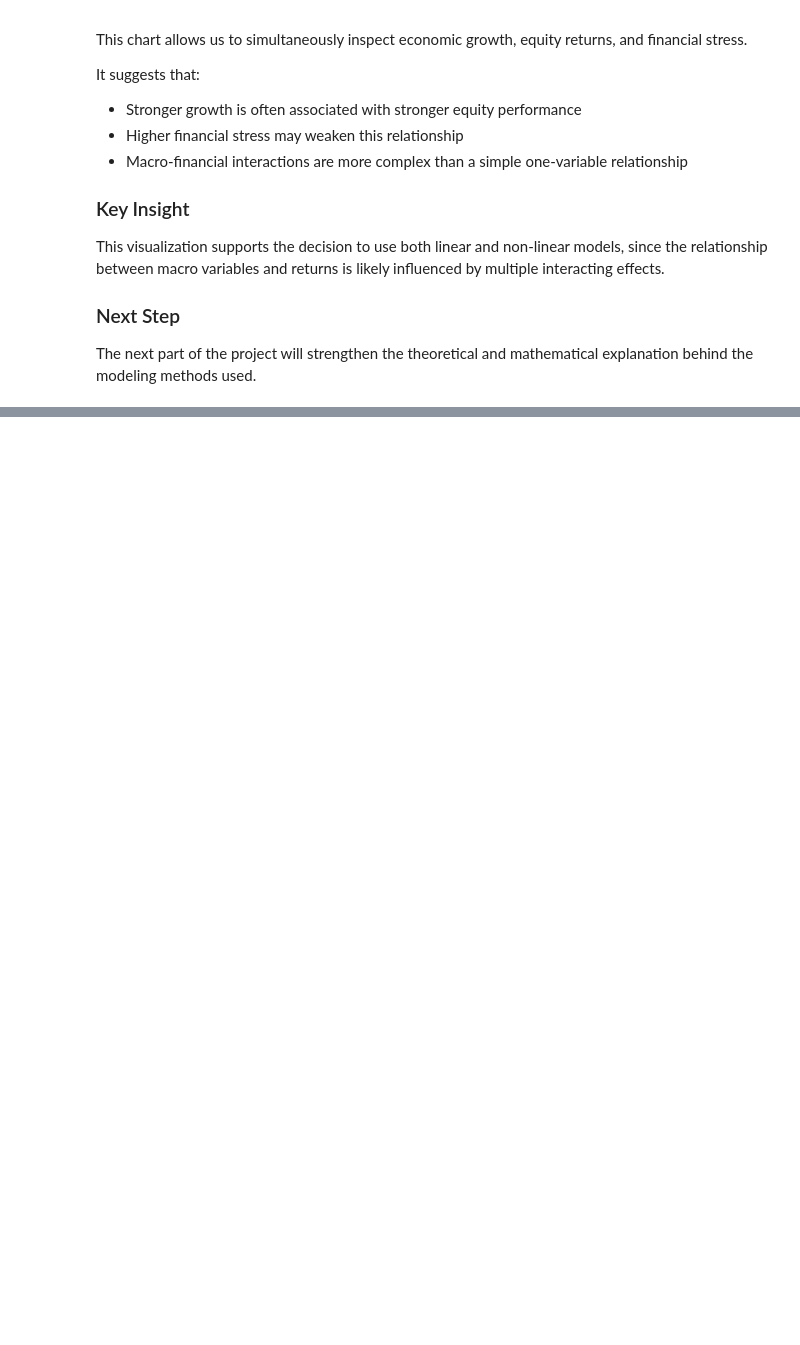
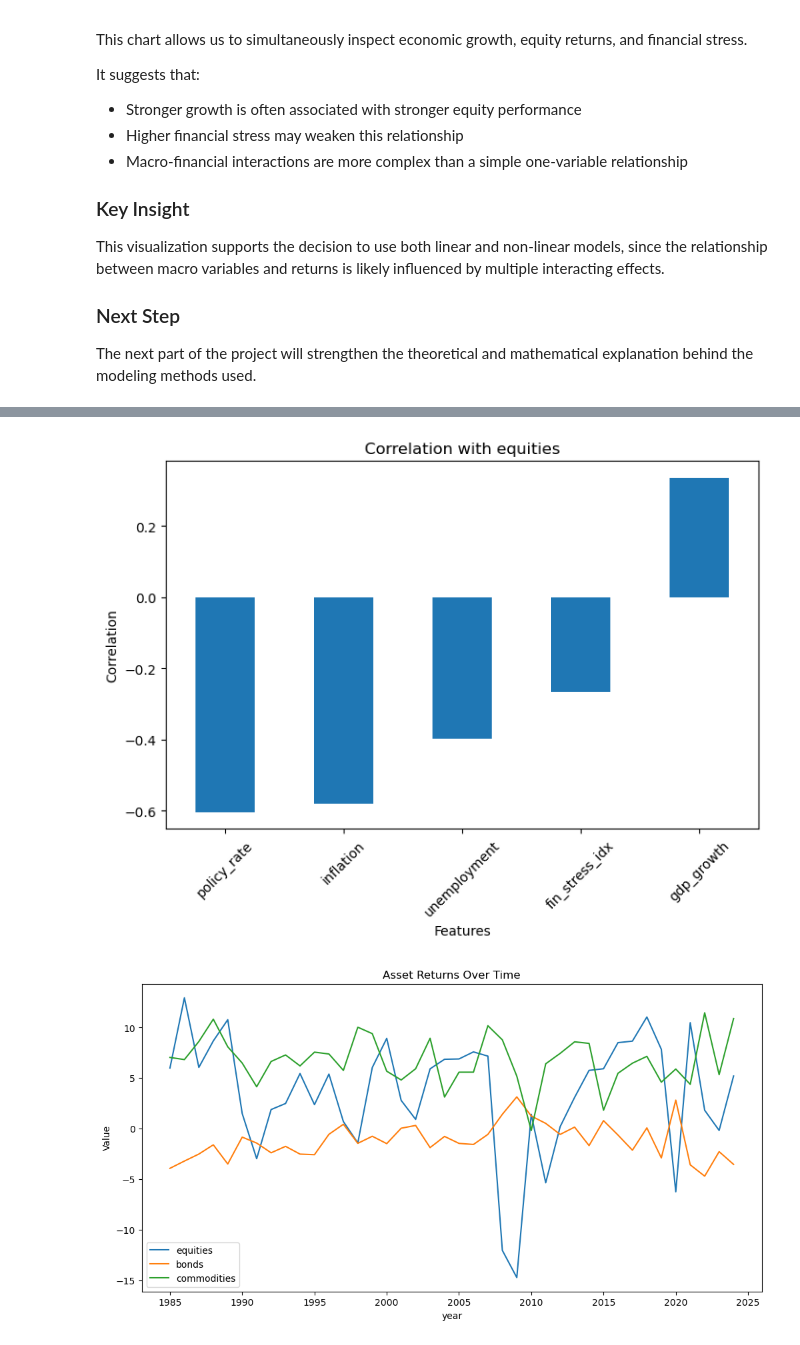
Before and after one commit to Wexwer/Macroeconomics-Indicators-Effect, a Jupyter notebook: Data Science/Exam-Project/Data Source/macroeconomic_indicators_effect_project.ipynb, the cells around one changed output, grey strips where cells are left out. Cells and saved outputs as stored; diff of their text form; code cells hidden in the pictures; blank space fills up the shorter version.

```diff
--- a/Data Science/Exam-Project/Data Source/macroeconomic_indicators_effect_project.ipynb
+++ b/Data Science/Exam-Project/Data Source/macroeconomic_indicators_effect_project.ipynb
@@ -1318,0 +1395,23 @@ The next part of the project will strengthen the theoretical and mathematical ex
+# %%
+plot_target_correlation(
+    merged_df,
+    target="equities",
+    features=["gdp_growth", "inflation", "policy_rate", "unemployment", "fin_stress_idx"]
+)
+
+plot_time_series(
+    merged_df,
+    group_col="year",
+    value_cols=["equities", "bonds", "commodities"],
+    title="Asset Returns Over Time"
+)
+
+plot_scatter(
+    merged_df,
+    x="gdp_growth",
+    y="equities",
+    title="GDP Growth vs Equity Returns"
+)
+# %% [output]
+[figure, added]
+[figure, added]
```
Also changed, not shown: parts of 12 cells of this notebook.
